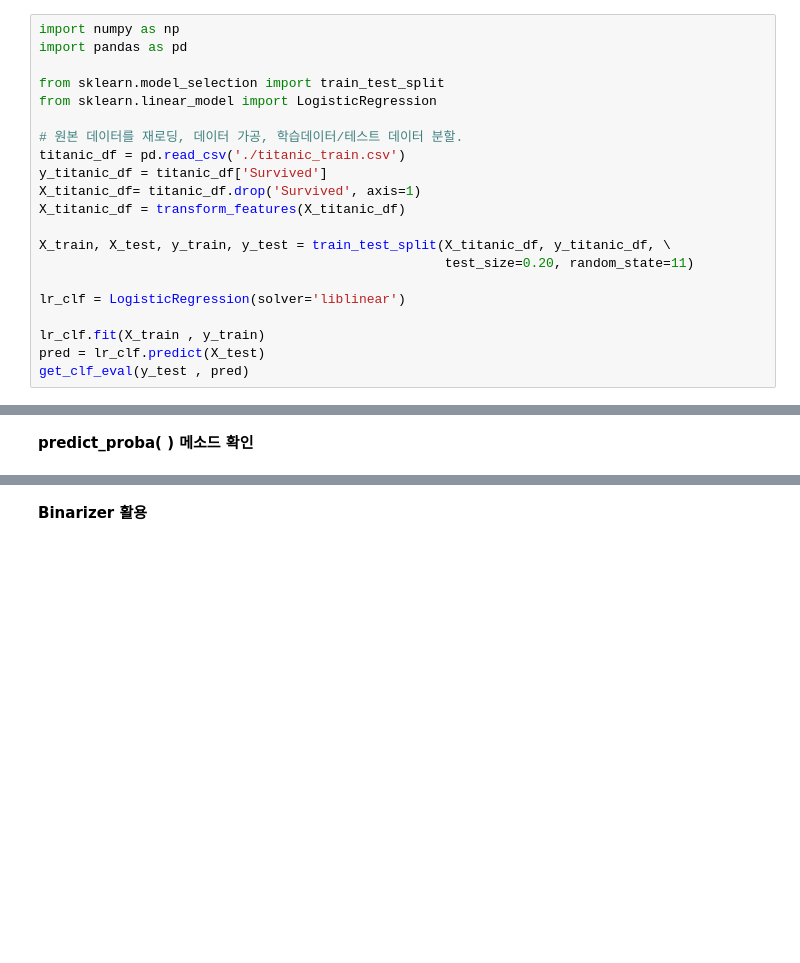
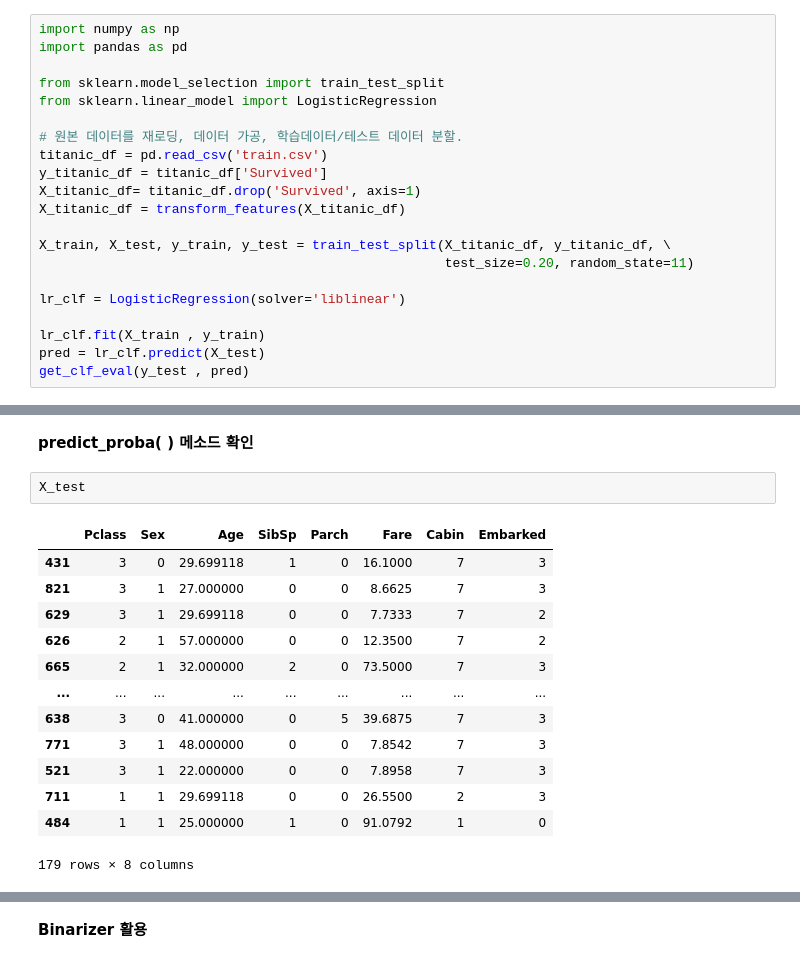
Before and after one commit to wikibook/pymlrev2, a Jupyter notebook: 3_st/3.1정확도(Accuracy) ~ 3-5_ROC_AUC까지 예제.ipynb, the cells around one changed output, grey strips where cells are left out. Cells and saved outputs as stored; diff of their text form; blank space fills up the shorter version.

```diff
--- a/3_st/3.1정확도(Accuracy) ~ 3-5_ROC_AUC까지 예제.ipynb
+++ b/3_st/3.1정확도(Accuracy) ~ 3-5_ROC_AUC까지 예제.ipynb
@@ -155,7 +221,7 @@ from sklearn.model_selection import train_test_split
 from sklearn.linear_model import LogisticRegression
 
 # 원본 데이터를 재로딩, 데이터 가공, 학습데이터/테스트 데이터 분할.
-titanic_df = pd.read_csv('./titanic_train.csv')
+titanic_df = pd.read_csv('train.csv')
 y_titanic_df = titanic_df['Survived']
 X_titanic_df= titanic_df.drop('Survived', axis=1)
 X_titanic_df = transform_features(X_titanic_df)
@@ -172,5 +244,21 @@ get_clf_eval(y_test , pred)
 ### Precision/Recall Trade-off
 # %% [markdown]
 **predict_proba( ) 메소드 확인**
+# %%
+X_test
+# %% [output]
+|  | Pclass | Sex | Age | SibSp | Parch | Fare | Cabin | Embarked |
+| 431 | 3 | 0 | 29.699118 | 1 | 0 | 16.1000 | 7 | 3 |
+| 821 | 3 | 1 | 27.000000 | 0 | 0 | 8.6625 | 7 | 3 |
+| 629 | 3 | 1 | 29.699118 | 0 | 0 | 7.7333 | 7 | 2 |
+| 626 | 2 | 1 | 57.000000 | 0 | 0 | 12.3500 | 7 | 2 |
+| 665 | 2 | 1 | 32.000000 | 2 | 0 | 73.5000 | 7 | 3 |
+| ... | ... | ... | ... | ... | ... | ... | ... | ... |
+| 638 | 3 | 0 | 41.000000 | 0 | 5 | 39.6875 | 7 | 3 |
+| 771 | 3 | 1 | 48.000000 | 0 | 0 | 7.8542 | 7 | 3 |
+| 521 | 3 | 1 | 22.000000 | 0 | 0 | 7.8958 | 7 | 3 |
+| 711 | 1 | 1 | 29.699118 | 0 | 0 | 26.5500 | 2 | 3 |
+| 484 | 1 | 1 | 25.000000 | 1 | 0 | 91.0792 | 1 | 0 |
+179 rows × 8 columns
 # %%
 pred_proba = lr_clf.predict_proba(X_test)
```
Also changed, not shown: parts of 23 cells of this notebook.
